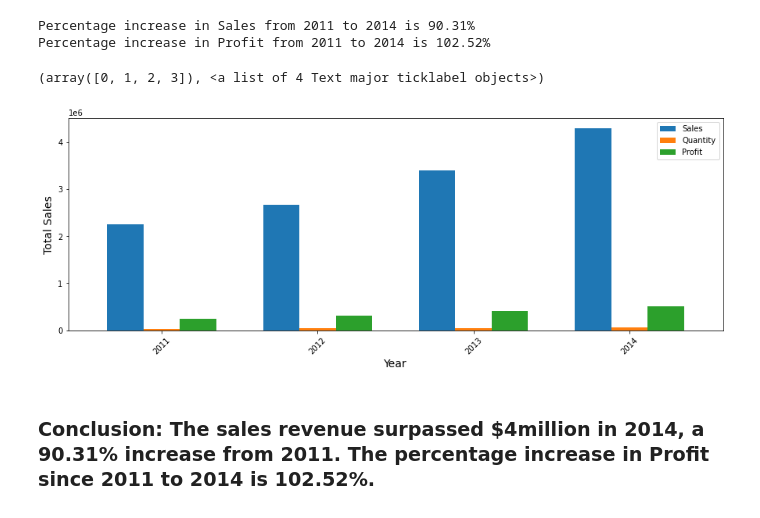
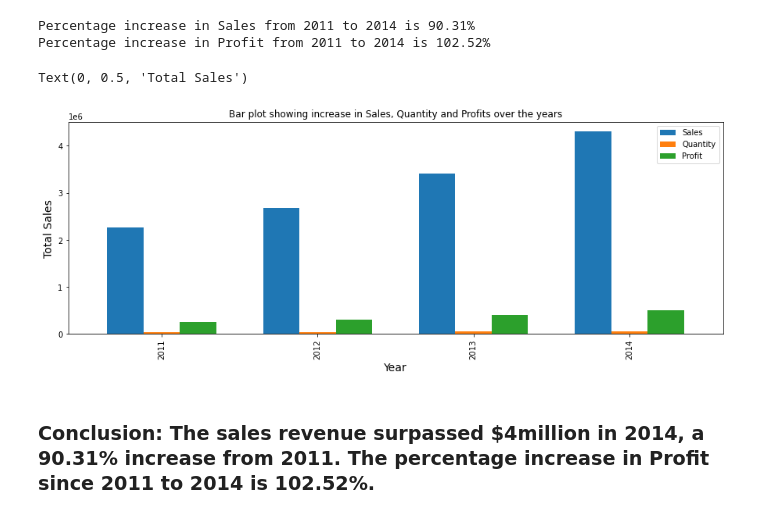
Before and after one commit to lmharlem/Project_GlobalSuperStore, a Jupyter notebook: GlobalSuperstore.ipynb, the cells around one changed output. Drawn from its saved outputs; the diff is of its cells as text; code cells hidden in the pictures.

```diff
--- a/GlobalSuperstore.ipynb
+++ b/GlobalSuperstore.ipynb
@@ -10,7 +10,7 @@ import numpy as np
 import csv
 # %%
 # Read the data from the dataset
-sstore_df = pd.read_csv('C:/Users/vijet/git/Project_GlobalSuperStore/Global_Superstore_new.csv')
-# sstore_df = pd.read_csv('SSClean.csv')
+# sstore_df = pd.read_csv('C:/Users/vijet/git/Project_GlobalSuperStore/Global_Superstore_new.csv')
+sstore_df = pd.read_csv('SSClean.csv')
 sstore_df.head()
 # %% [output]
@@ -234,13 +232,17 @@ print(f'Percentage increase in Profit from 2011 to 2014 is {percent_profit_float
 Percentage increase in Sales from 2011 to 2014 is 90.31%
 Percentage increase in Profit from 2011 to 2014 is 102.52%
 # %%
+#Bar plot to show the increase in Sales, Quantity and Profits over the years
 by_year = group_year.plot(kind='bar', width=.7, align = 'center', figsize = (15,5))
 by_year.set_xlabel("Year", size = 14)
 by_year.set_ylabel("Total Sales", size = 14)
-plt.xticks(rotation=45)
+plt.xticks(rotation=90)
+plt.title('Bar plot showing increase in Sales, Quantity and Profits over the years')
+plt.xlabel('Year')
+plt.ylabel('Total Sales')
 # %% [output]
-(array([0, 1, 2, 3]), <a list of 4 Text major ticklabel objects>)
+Text(0, 0.5, 'Total Sales')
-[figure, old version]
+[figure, new version]
 # %% [markdown]
 ### Conclusion: The sales revenue surpassed $4million in 2014, a 90.31% increase from 2011. The percentage increase in Profit since 2011 to 2014 is 102.52%.
 # %% [markdown]
```
Also changed, not shown: parts of 8 cells of this notebook, 2 other files.
